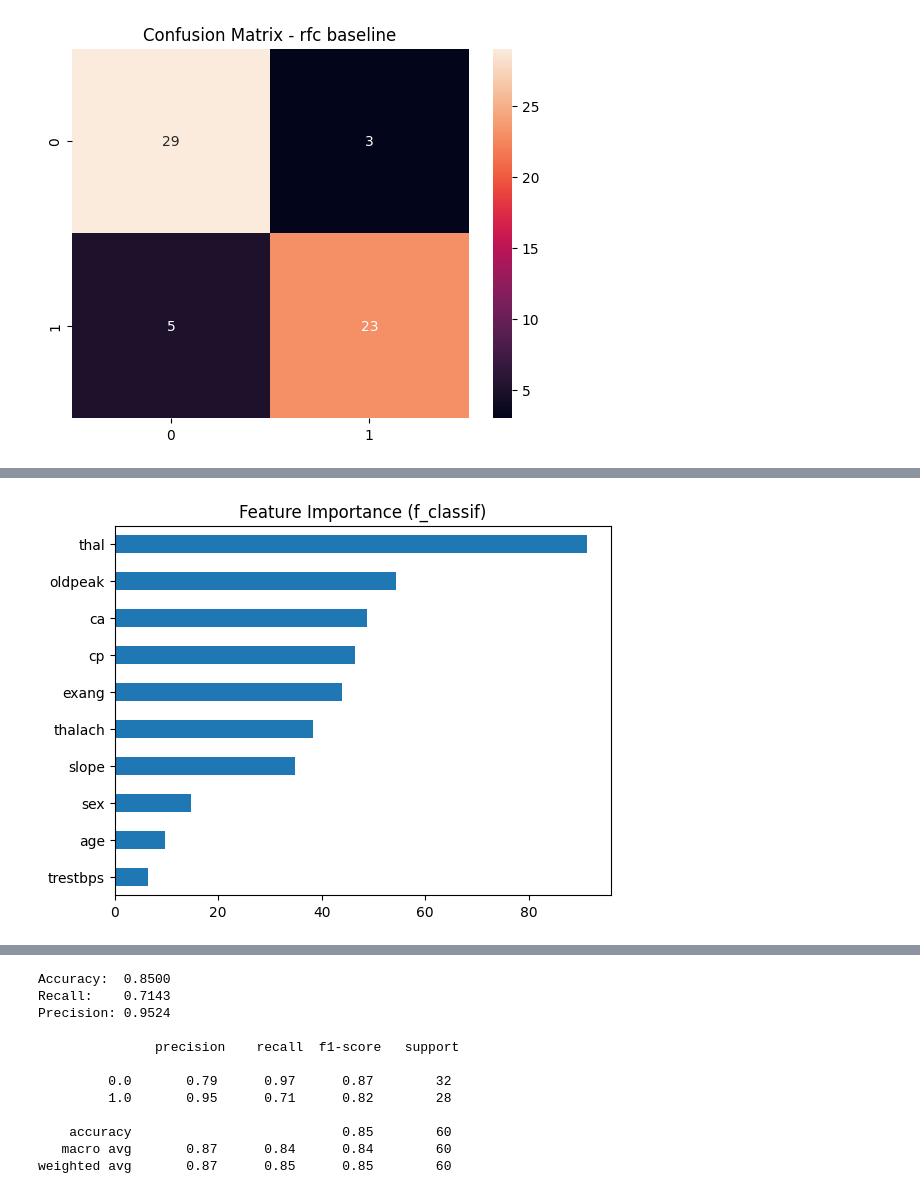
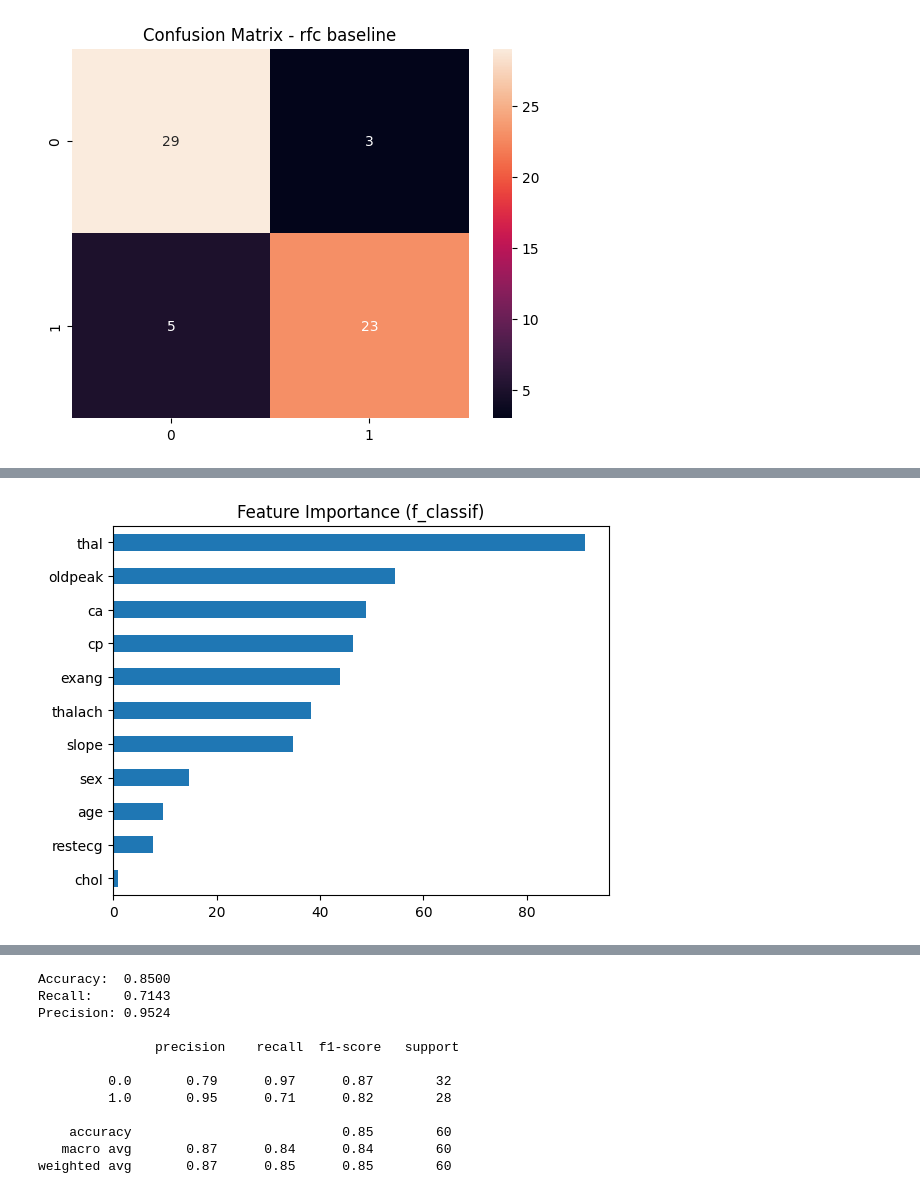
Before and after one commit to PogchampMuffin3/heart-disease-classification, a Jupyter notebook: heart_disease_classification.ipynb, the cells around one changed output, grey strips where cells are left out. Saved outputs shown, nothing was run; the diff lists cells and outputs as text; code cells hidden in the pictures.

```diff
--- a/heart_disease_classification.ipynb
+++ b/heart_disease_classification.ipynb
@@ -512,22 +512,23 @@ for name, r in {'accuracy': results_a, 'recall': results_r, 'precision': results
 [figure]
 # %%
 #Usuwanie niepotrzebnych cech
-X = df.drop(['target','fbs','chol','restecg'], axis=1)
+# ,'restecg','slope','sex','age','oldpeak','thalach','exang'
+X = df.drop(['target','fbs','trestbps'], axis=1)
 y = df['target']
 
 X_train, X_test, y_train, y_test = train_test_split(X, y, test_size=TEST_SIZE, random_state=RANDOM_STATE, stratify=y)
 
 scaler = StandardScaler()
 X_train = scaler.fit_transform(X_train)
 X_test = scaler.transform(X_test)
 
 selector = SelectKBest(f_classif, k='all')
 selector.fit(X_train, y_train)
 
 scores = pd.Series(selector.scores_, index=X.columns)
 scores.sort_values().plot(kind='barh')
 plt.title('Feature Importance (f_classif)')
 plt.show()
 print(scores.sort_values(ascending=False))
 # %% [output]
-[figure, old version]
+[figure, new version]
```
Also changed, not shown: parts of 20 cells of this notebook.
